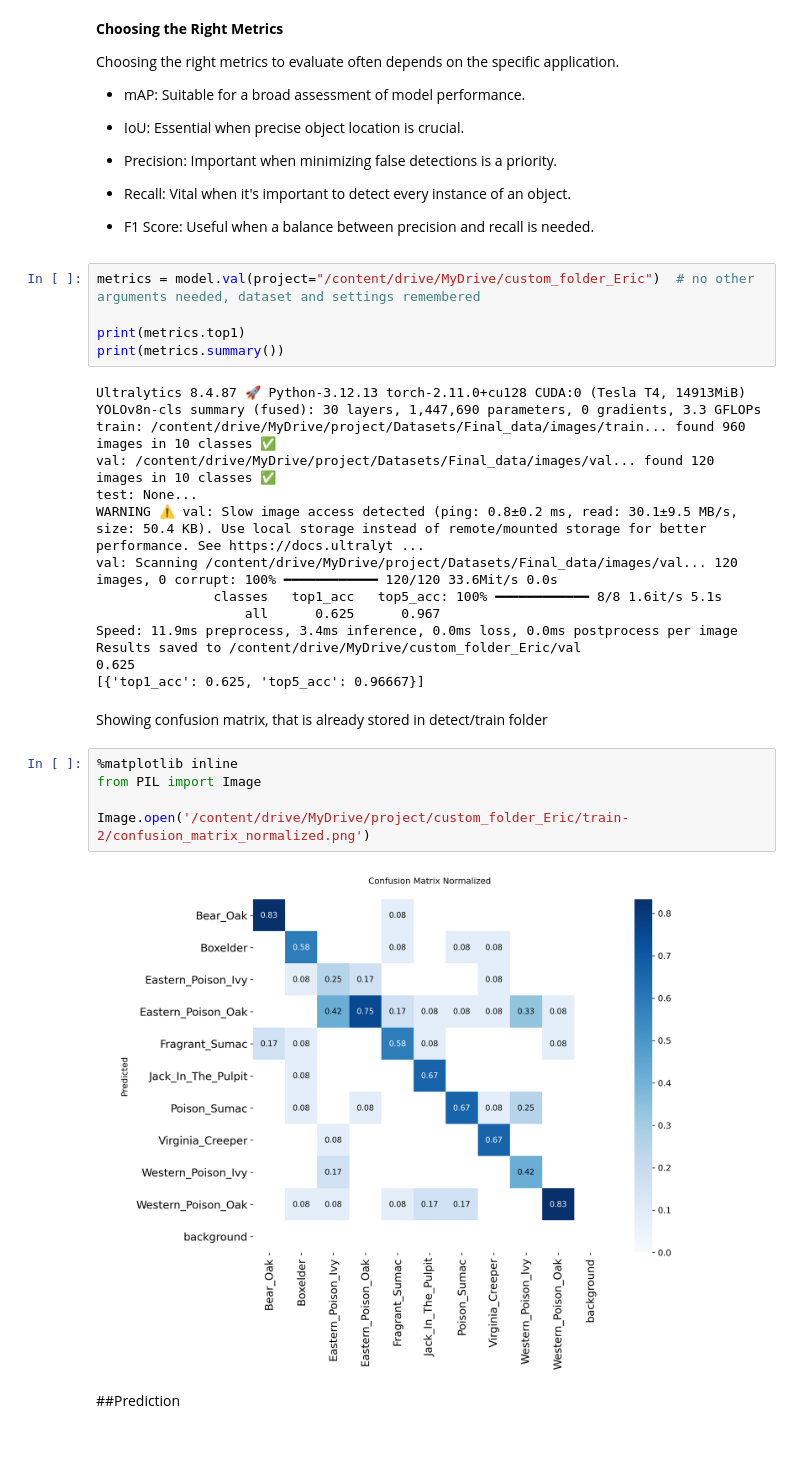
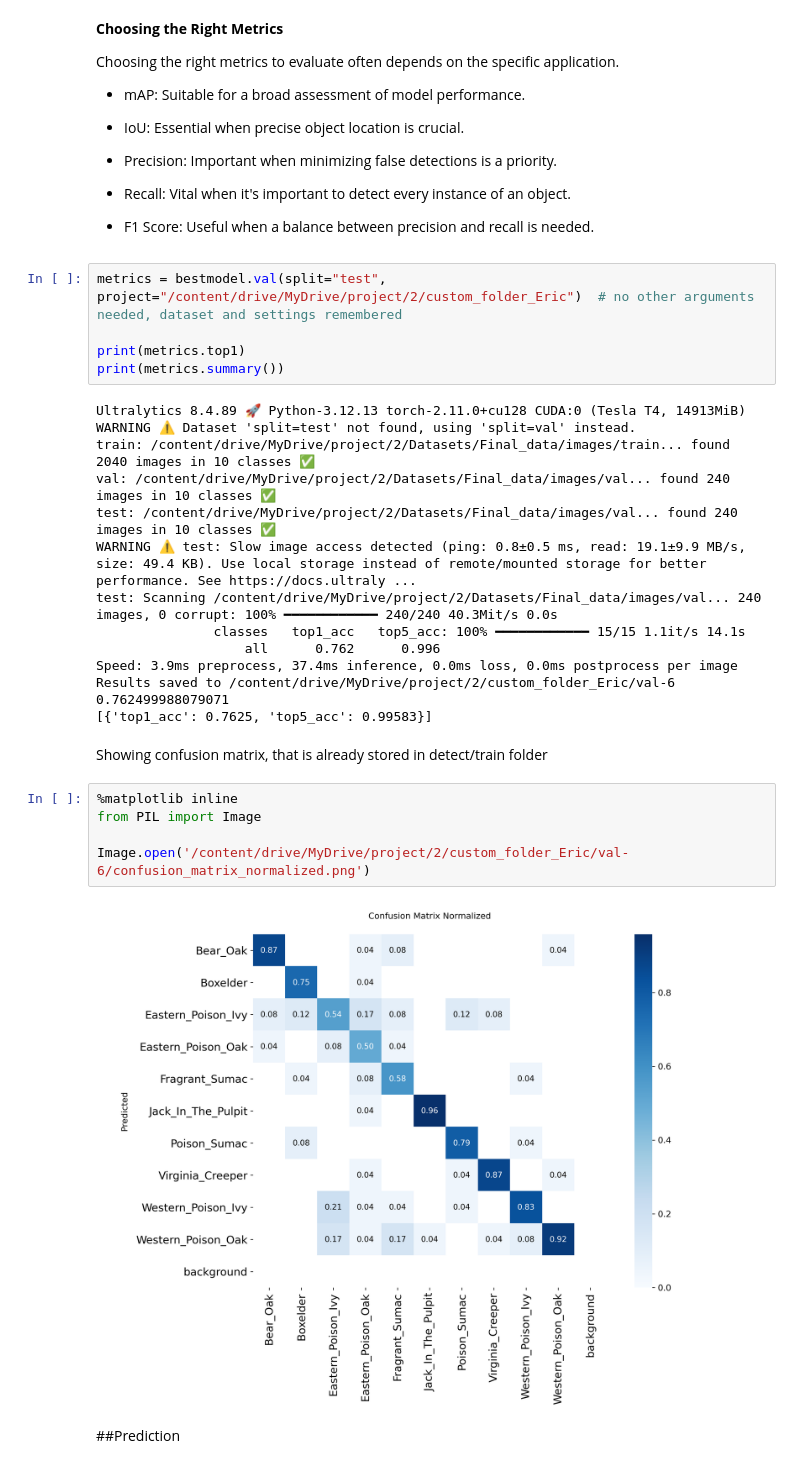
Before and after one commit to theoneureka/Computer-Vision-Project, a Jupyter notebook: ComputerVisionProject.ipynb, the cells around one changed output. Cells and saved outputs as stored; diff of their text form.

```diff
--- a/ComputerVisionProject.ipynb
+++ b/ComputerVisionProject.ipynb
@@ -504,33 +504,33 @@ Choosing the right metrics to evaluate often depends on the specific application
 
 - F1 Score: Useful when a balance between precision and recall is needed.
 # %%
-metrics = model.val(project="/content/drive/MyDrive/custom_folder_Eric")  # no other arguments needed, dataset and settings remembered
+metrics = bestmodel.val(split="test", project="/content/drive/MyDrive/project/2/custom_folder_Eric")  # no other arguments needed, dataset and settings remembered
 
 print(metrics.top1)
 print(metrics.summary())
 # %% [output]
-Ultralytics 8.4.87 🚀 Python-3.12.13 torch-2.11.0+cu128 CUDA:0 (Tesla T4, 14913MiB)
-YOLOv8n-cls summary (fused): 30 layers, 1,447,690 parameters, 0 gradients, 3.3 GFLOPs
-train: /content/drive/MyDrive/project/Datasets/Final_data/images/train... found 960 images in 10 classes ✅
-val: /content/drive/MyDrive/project/Datasets/Final_data/images/val... found 120 images in 10 classes ✅
-test: None...
-WARNING ⚠️ val: Slow image access detected (ping: 0.8±0.2 ms, read: 30.1±9.5 MB/s, size: 50.4 KB). Use local storage instead of remote/mounted storage for better performance. See https://docs.ultralyt ...
-val: Scanning /content/drive/MyDrive/project/Datasets/Final_data/images/val... 120 images, 0 corrupt: 100% ━━━━━━━━━━━━ 120/120 33.6Mit/s 0.0s
-               classes   top1_acc   top5_acc: 100% ━━━━━━━━━━━━ 8/8 1.6it/s 5.1s
-                   all      0.625      0.967
-Speed: 11.9ms preprocess, 3.4ms inference, 0.0ms loss, 0.0ms postprocess per image
-Results saved to /content/drive/MyDrive/custom_folder_Eric/val
-0.625
-[{'top1_acc': 0.625, 'top5_acc': 0.96667}]
+Ultralytics 8.4.89 🚀 Python-3.12.13 torch-2.11.0+cu128 CUDA:0 (Tesla T4, 14913MiB)
+WARNING ⚠️ Dataset 'split=test' not found, using 'split=val' instead.
+train: /content/drive/MyDrive/project/2/Datasets/Final_data/images/train... found 2040 images in 10 classes ✅
+val: /content/drive/MyDrive/project/2/Datasets/Final_data/images/val... found 240 images in 10 classes ✅
+test: /content/drive/MyDrive/project/2/Datasets/Final_data/images/val... found 240 images in 10 classes ✅
+WARNING ⚠️ test: Slow image access detected (ping: 0.8±0.5 ms, read: 19.1±9.9 MB/s, size: 49.4 KB). Use local storage instead of remote/mounted storage for better performance. See https://docs.ultraly ...
+test: Scanning /content/drive/MyDrive/project/2/Datasets/Final_data/images/val... 240 images, 0 corrupt: 100% ━━━━━━━━━━━━ 240/240 40.3Mit/s 0.0s
+               classes   top1_acc   top5_acc: 100% ━━━━━━━━━━━━ 15/15 1.1it/s 14.1s
+                   all      0.762      0.996
+Speed: 3.9ms preprocess, 37.4ms inference, 0.0ms loss, 0.0ms postprocess per image
+Results saved to /content/drive/MyDrive/project/2/custom_folder_Eric/val-6
+0.762499988079071
+[{'top1_acc': 0.7625, 'top5_acc': 0.99583}]
 # %% [markdown]
 Showing confusion matrix, that is already stored in detect/train folder
 # %%
 %matplotlib inline
 from PIL import Image
 
-Image.open('/content/drive/MyDrive/project/custom_folder_Eric/train-2/confusion_matrix_normalized.png')
+Image.open('/content/drive/MyDrive/project/2/custom_folder_Eric/val-6/confusion_matrix_normalized.png')
 # %% [output]
-[figure, old version]
+[figure, new version]
 # %% [markdown]
 ##Prediction
 # %%
```
